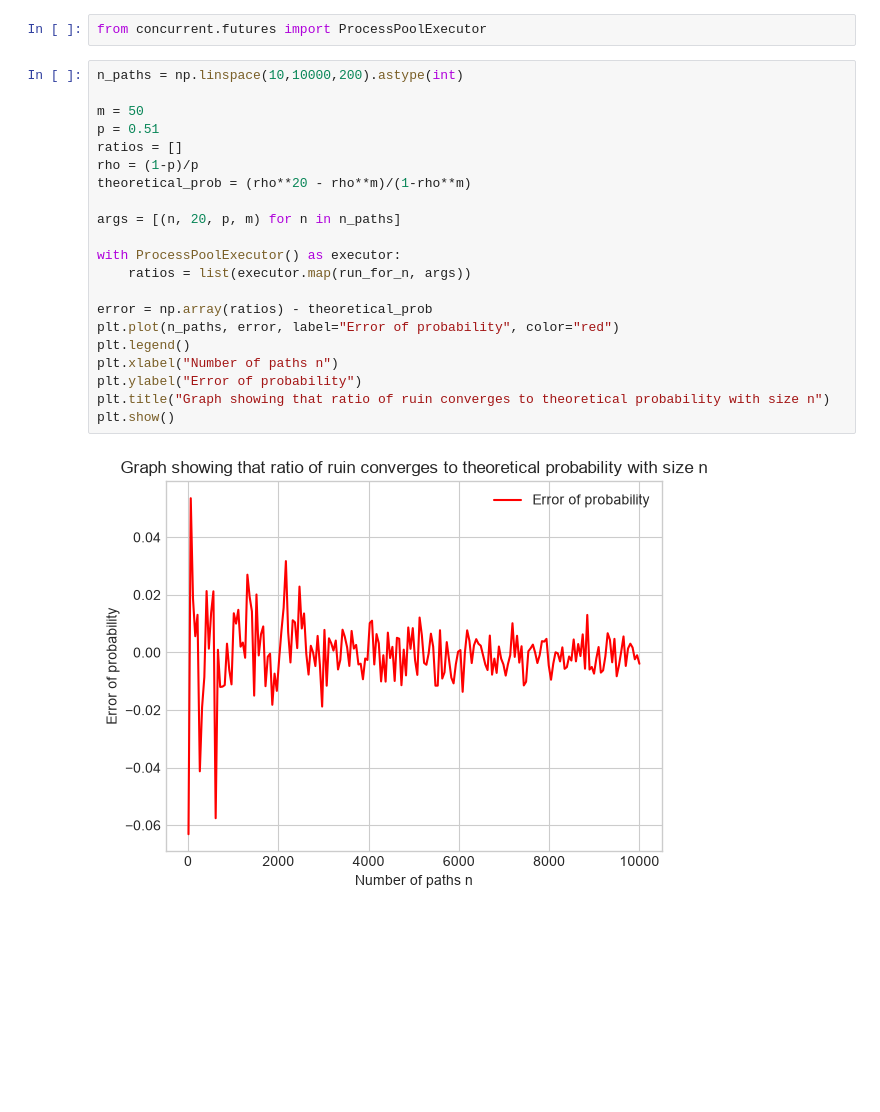
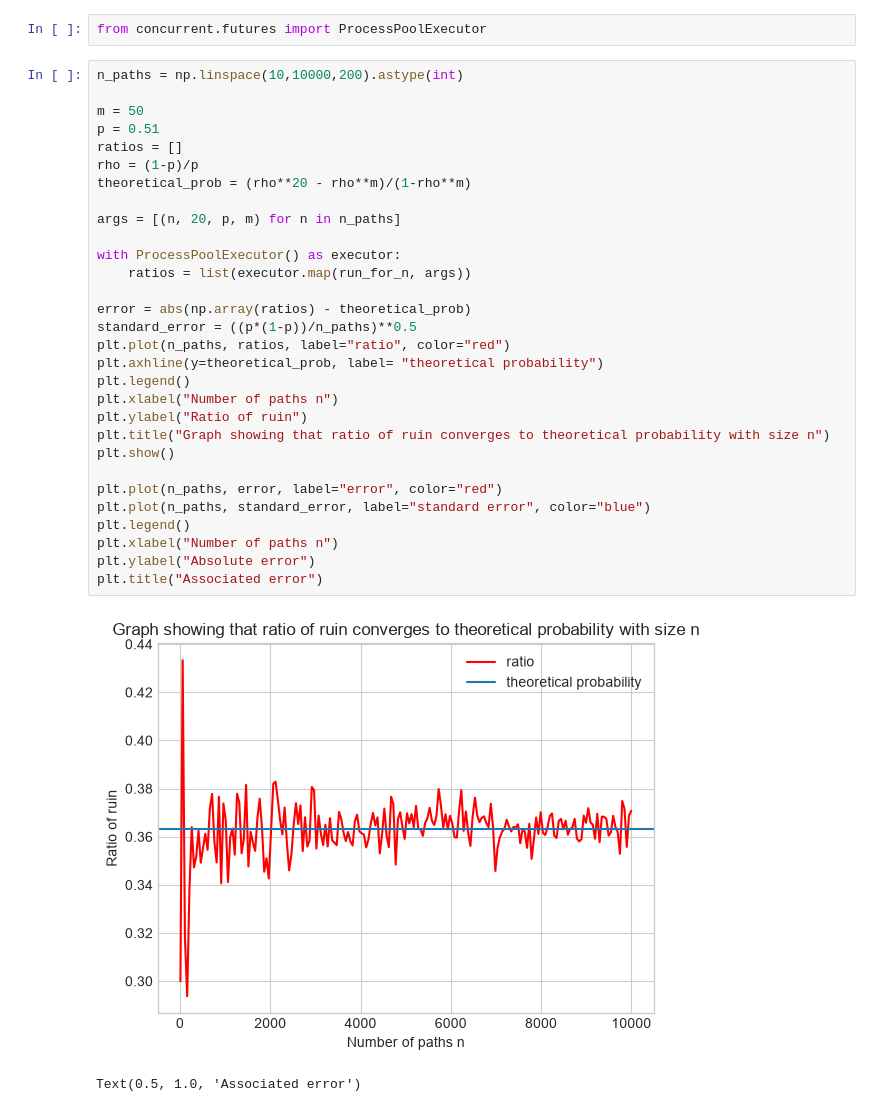
Before and after one commit to HA-Ward/Exploration-of-Stochastic-Processes-with-Computational-Implementation, a Jupyter notebook: notebooks/analysis.ipynb, the cells around one changed output. Cells and saved outputs as stored; diff of their text form; blank space fills up the shorter version.

```diff
--- a/notebooks/analysis.ipynb
+++ b/notebooks/analysis.ipynb
@@ -213,23 +211,33 @@ from concurrent.futures import ProcessPoolExecutor
 # %%
 n_paths = np.linspace(10,10000,200).astype(int)
 
 m = 50
 p = 0.51
 ratios = []
 rho = (1-p)/p
 theoretical_prob = (rho**20 - rho**m)/(1-rho**m)
 
 args = [(n, 20, p, m) for n in n_paths]
 
 with ProcessPoolExecutor() as executor:
     ratios = list(executor.map(run_for_n, args))
 
-error = np.array(ratios) - theoretical_prob
-plt.plot(n_paths, error, label="Error of probability", color="red")
+error = abs(np.array(ratios) - theoretical_prob)
+standard_error = ((p*(1-p))/n_paths)**0.5
+plt.plot(n_paths, ratios, label="ratio", color="red")
+plt.axhline(y=theoretical_prob, label= "theoretical probability")
 plt.legend()
 plt.xlabel("Number of paths n")
-plt.ylabel("Error of probability")
+plt.ylabel("Ratio of ruin")
 plt.title("Graph showing that ratio of ruin converges to theoretical probability with size n")
 plt.show()
+
+plt.plot(n_paths, error, label="error", color="red")
+plt.plot(n_paths, standard_error, label="standard error", color="blue")
+plt.legend()
+plt.xlabel("Number of paths n")
+plt.ylabel("Absolute error")
+plt.title("Associated error")
 # %% [output]
-[figure, old version]
+[figure, new version]
+Text(0.5, 1.0, 'Associated error')
```
Also changed, not shown: parts of 4 cells of this notebook, 6 other files.
